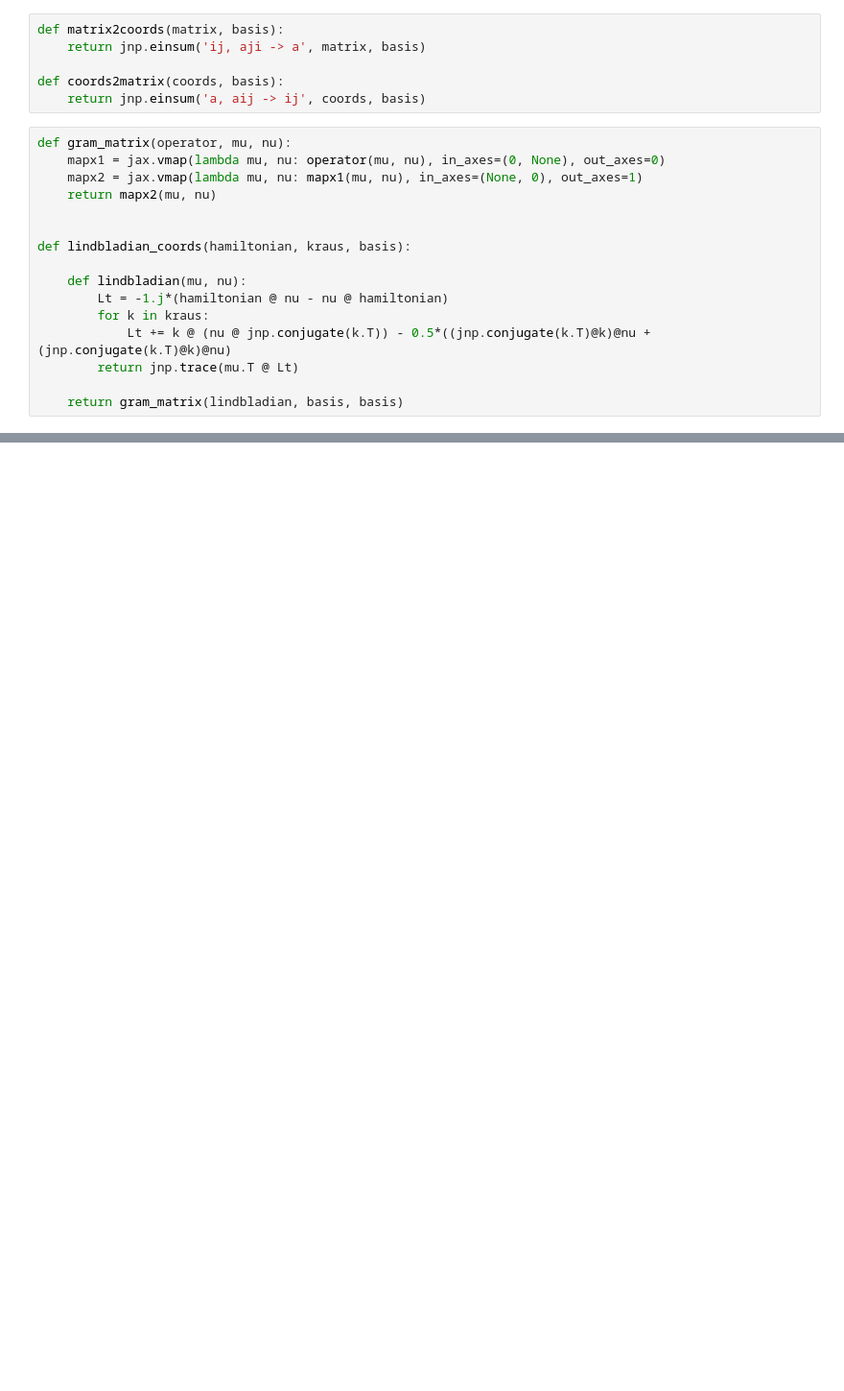
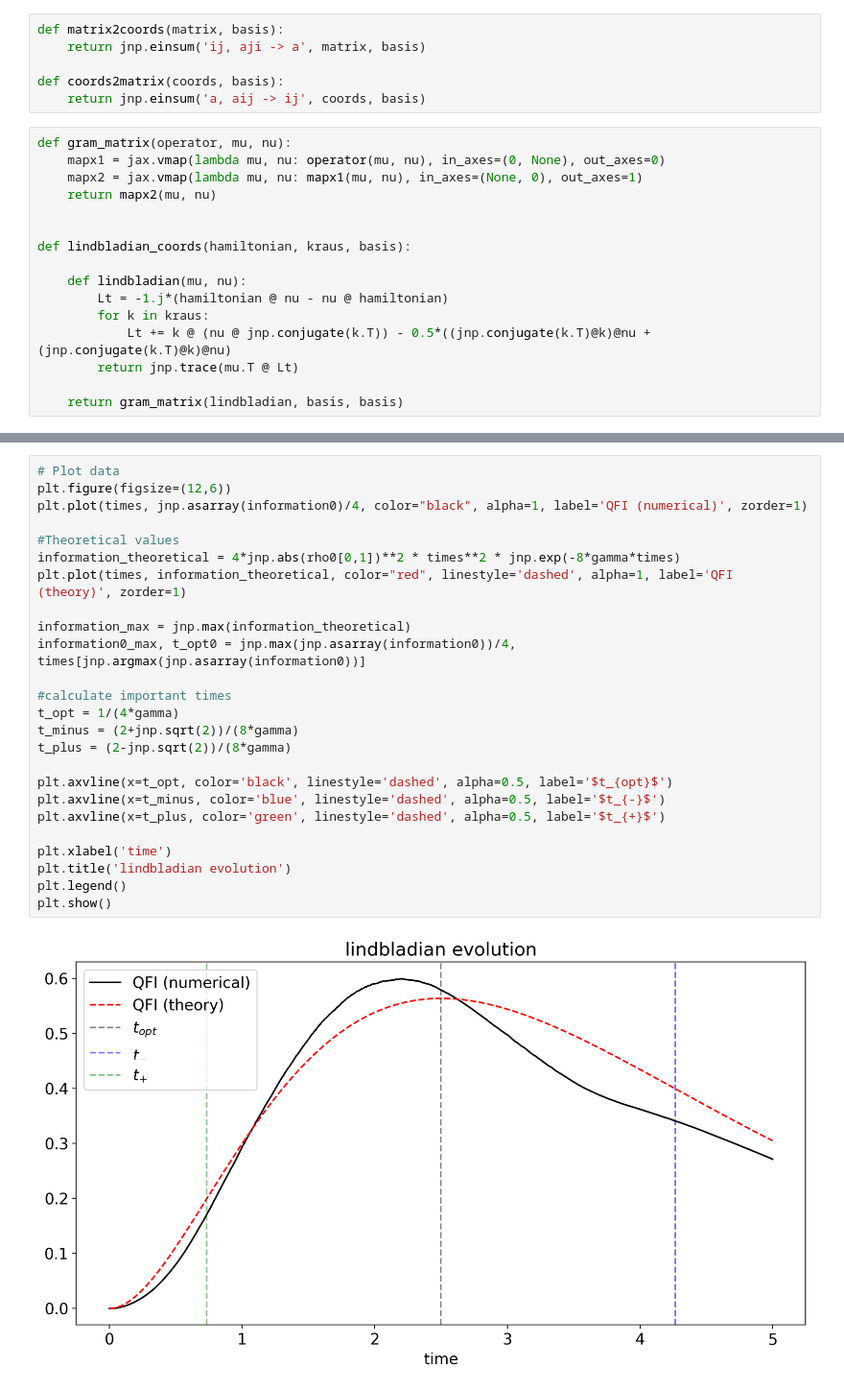
Before and after one commit to vincentvanduong/boucle, a Jupyter notebook: src/notebook1.ipynb, the cells around one changed output, grey strips where cells are left out. Shown at 96% size. Saved outputs shown, nothing was run; the diff lists cells and outputs as text; blank space fills up the shorter version.

```diff
--- a/src/notebook1.ipynb
+++ b/src/notebook1.ipynb
@@ -112,0 +142,27 @@ plt.show()
+# %%
+# Plot data
+plt.figure(figsize=(12,6))
+plt.plot(times, jnp.asarray(information0)/4, color="black", alpha=1, label='QFI (numerical)', zorder=1)
+
+#Theoretical values
+information_theoretical = 4*jnp.abs(rho0[0,1])**2 * times**2 * jnp.exp(-8*gamma*times)
+plt.plot(times, information_theoretical, color="red", linestyle='dashed', alpha=1, label='QFI (theory)', zorder=1)
+
+information_max = jnp.max(information_theoretical)
+information0_max, t_opt0 = jnp.max(jnp.asarray(information0))/4, times[jnp.argmax(jnp.asarray(information0))]
+
+#calculate important times
+t_opt = 1/(4*gamma)
+t_minus = (2+jnp.sqrt(2))/(8*gamma)
+t_plus = (2-jnp.sqrt(2))/(8*gamma)
+
+plt.axvline(x=t_opt, color='black', linestyle='dashed', alpha=0.5, label='$t_{opt}$')
+plt.axvline(x=t_minus, color='blue', linestyle='dashed', alpha=0.5, label='$t_{-}$')
+plt.axvline(x=t_plus, color='green', linestyle='dashed', alpha=0.5, label='$t_{+}$')
+
+plt.xlabel('time')
+plt.title('lindbladian evolution')
+plt.legend()
+plt.show()
+# %% [output]
+[figure, added]
```
Also changed, not shown: parts of 7 cells of this notebook.
